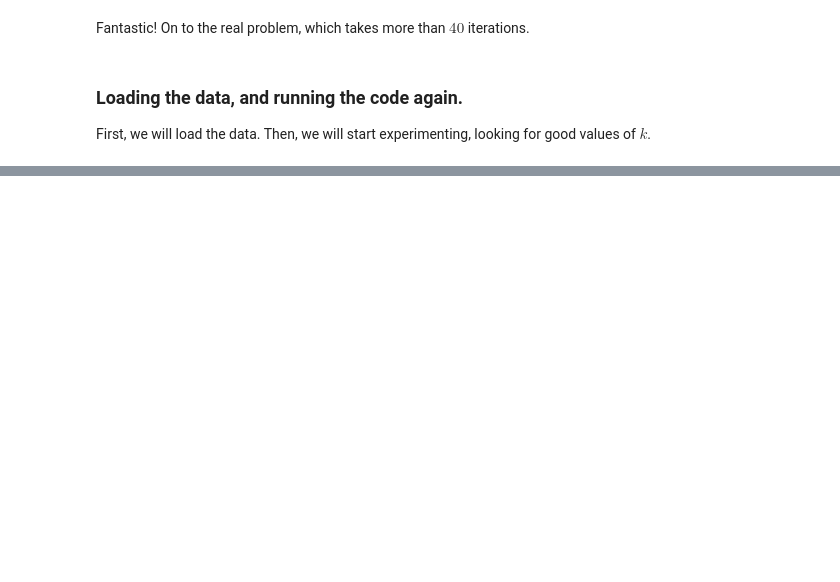
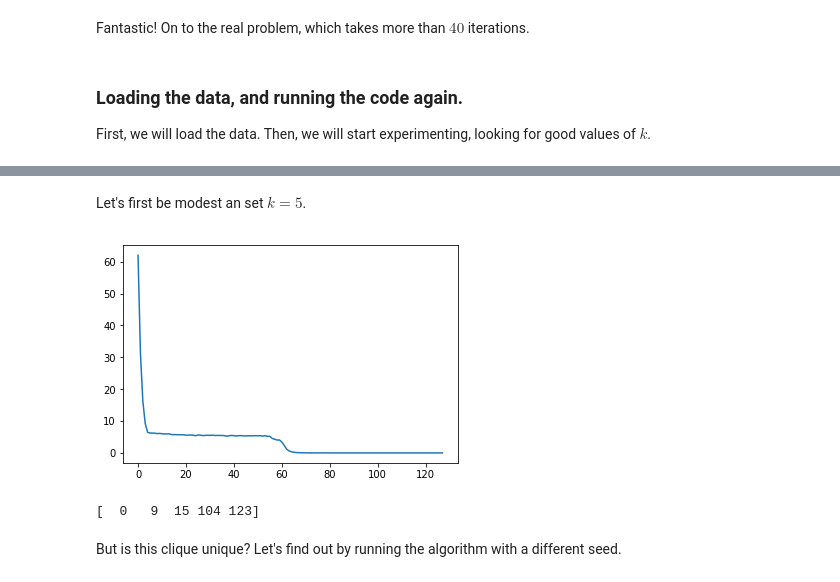
Before and after one commit to atbolsh/RRR_HW4, a Jupyter notebook: CliqueRRR.ipynb, the cells around one changed output, grey strips where cells are left out. Drawn from its saved outputs; the diff is of its cells as text; code cells hidden in the pictures; blank space fills up the shorter version.

Commit message:
Done with iPython notebooks for Cliques; the spinglass problem needs fine tuning.

```diff
--- a/CliqueRRR.ipynb
+++ b/CliqueRRR.ipynb
@@ -105,3 +105,11 @@ Fantastic! On to the real problem, which takes more than $40$ iterations.
 ### Loading the data, and running the code again.
 
 First, we will load the data. Then, we will start experimenting, looking for good values of $k$.
+# %%
+n = 125
+
+from graphReader import getGraph
+H = getGraph()
+
+print H.shape
+print H[-1]
@@ -107,0 +125,22 @@ First, we will load the data. Then, we will start experimenting, looking for goo
+# %% [markdown]
+Let's first be modest an set $k = 5$.
+# %%
+k = 5
+
+A = semiDefProject(np.random.rand(n, n))
+
+Y, errors, sols = RRR(A,
+                    lambda x: cliqueProject(x, k, H),
+                    lambda x: rankProject(x, 1, False),
+                    0.5, 1e-12, 10000, True)
+# %%
+plt.plot(errors)
+plt.show()
+#print np.sum(np.round(cliqueProject(Y, k, H), 8))
+
+print extractClique(sols)
+# %% [output]
+[figure, added]
+[  0   9  15 104 123]
+# %% [markdown]
+But is this clique unique? Let's find out by running the algorithm with a different seed.
```
Also changed, not shown: parts of 38 cells of this notebook, 18 other files.
